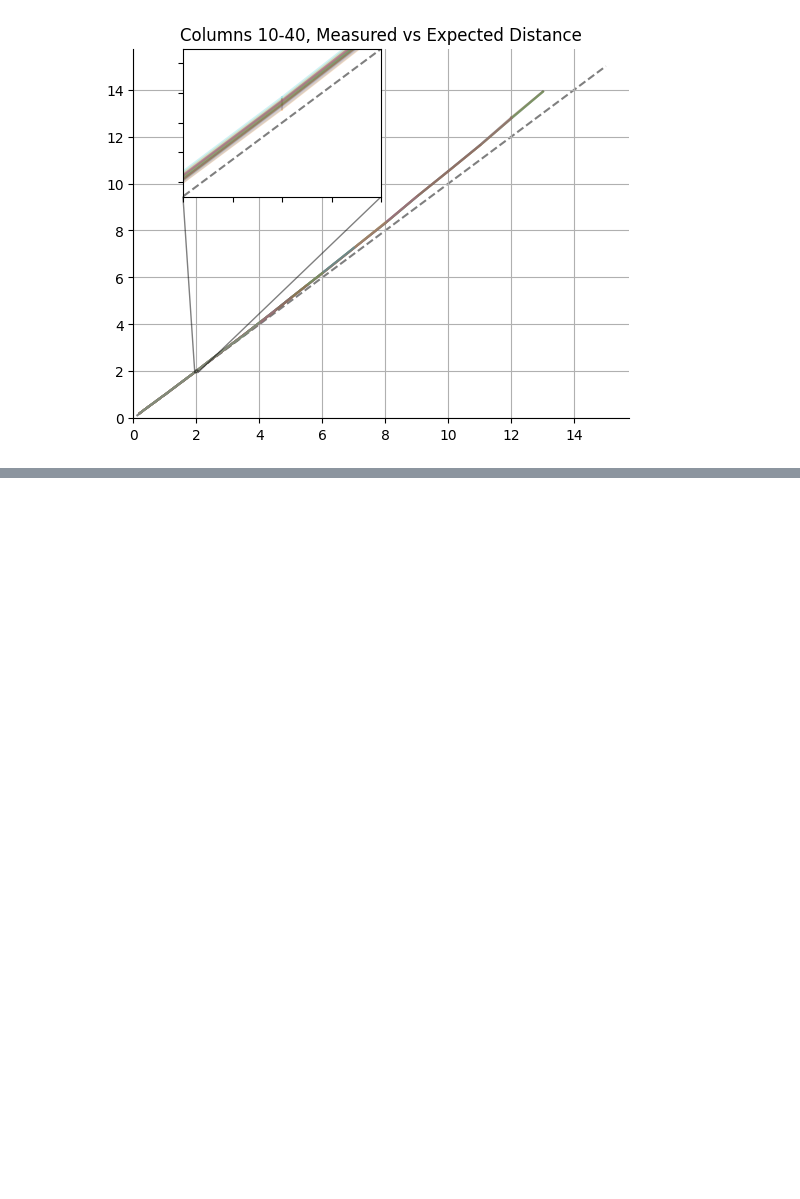
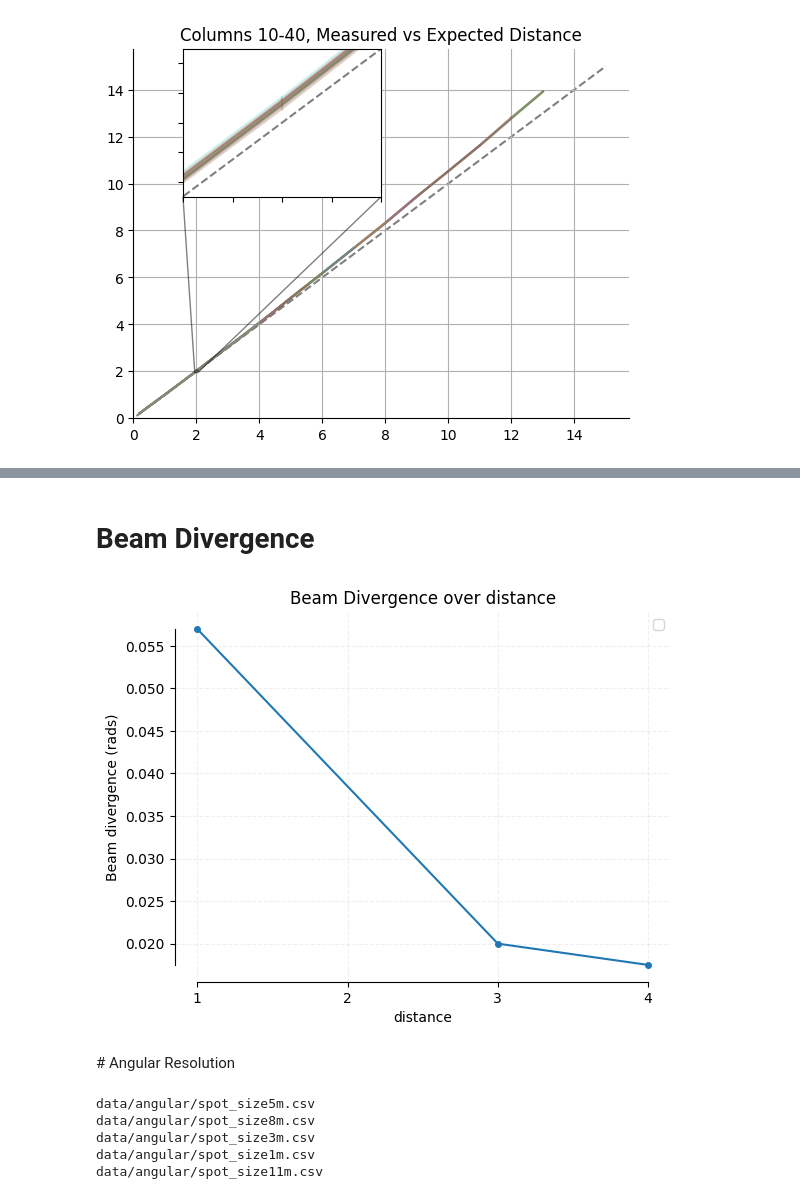
Before and after one commit to MJF2003/RSDPTeam10, a Jupyter notebook: data_munging.ipynb, the cells around one changed output, grey strips where cells are left out. Drawn from its saved outputs; the diff is of its cells as text; code cells hidden in the pictures; blank space fills up the shorter version.

```diff
--- a/data_munging.ipynb
+++ b/data_munging.ipynb
@@ -199,0 +212,2 @@ plt.legend(frameon=False, loc='lower center', ncols=2, bbox_to_anchor=(0.5, -0.2
+# %% [markdown]
+# Beam Divergence
@@ -199,0 +216,36 @@ plt.legend(frameon=False, loc='lower center', ncols=2, bbox_to_anchor=(0.5, -0.2
+# %%
+dataset = [
+    {'distance': 1, 'width': 0.057},
+    {'distance': 3, 'width': 0.06},
+    {'distance': 4, 'width': 0.07},
+]
+
+df = pd.DataFrame.from_records(dataset)
+df['divergence'] = 2 * np.arctan( (df['width'] / 2) / df['distance'])
+# %%
+ax = df.plot(x='distance', y='divergence', marker='o', markersize=4)
+ax.set_xlabel('distance')
+ax.set_ylabel('Beam divergence (rads)')
+ax.spines['right'].set_visible(False)
+ax.spines['top'].set_visible(False)
+ax.legend([])
+ax.set_title('Beam Divergence over distance')
+ax.grid(alpha=0.2, linestyle='--')
+ax.set_xticks([1, 2, 3, 4])
+ax.spines['bottom'].set_bounds(1, 4)
+ax.spines['left'].set_bounds(df['divergence'].min(), df['divergence'].max())
+# %% [output]
+[figure, added]
+# %% [markdown]
+# Angular Resolution
+# %%
+angular_dir = root_dir / 'angular'
+
+for fp in angular_dir.glob('spot*.csv'):
+    print(fp)
+# %% [output]
+data/angular/spot_size5m.csv
+data/angular/spot_size8m.csv
+data/angular/spot_size3m.csv
+data/angular/spot_size1m.csv
+data/angular/spot_size11m.csv
```
Also changed, not shown: parts of 11 cells of this notebook, 6 other files.
